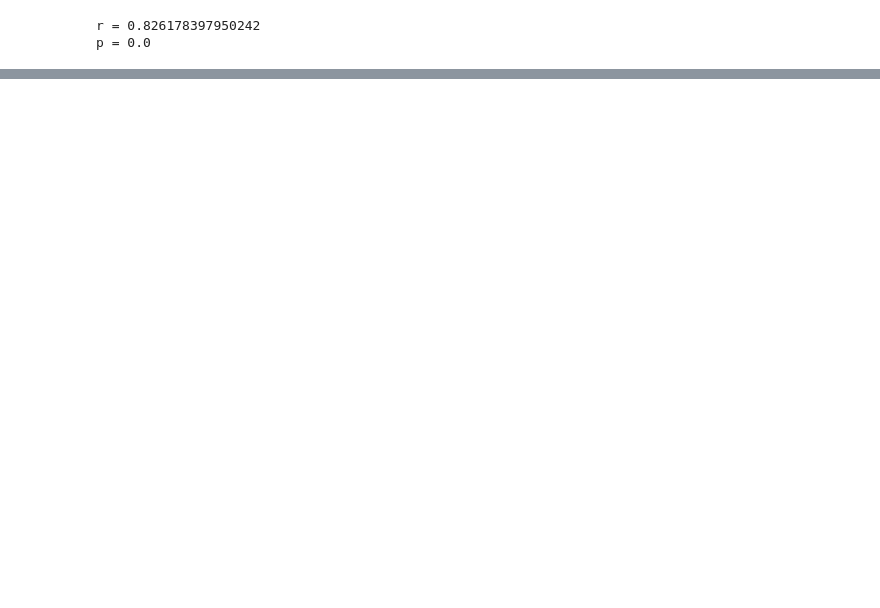
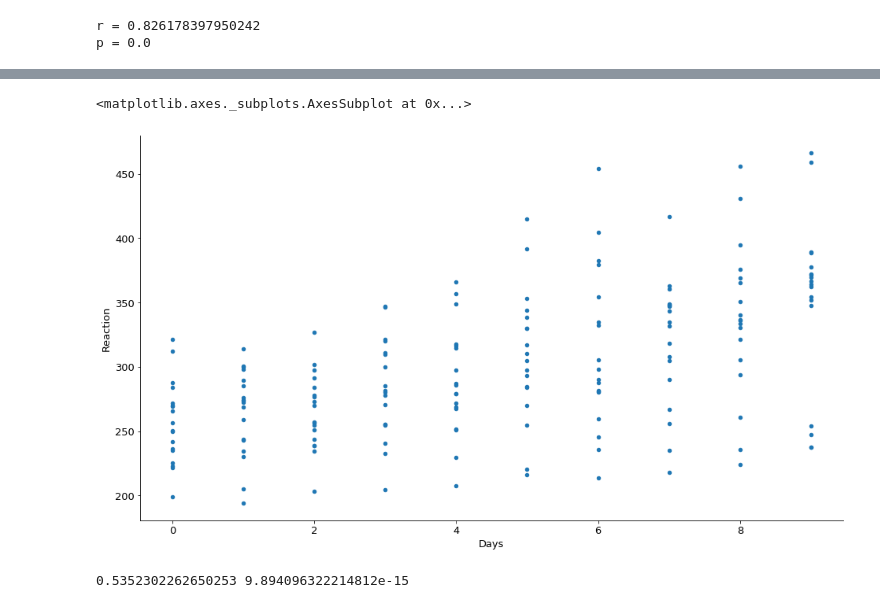
Before and after one commit to george887/statistics-exercises, a Jupyter notebook: hypothesis_testing.ipynb, the cells around one changed output, grey strips where cells are left out. Cells and saved outputs as stored; diff of their text form; code cells hidden in the pictures; blank space fills up the shorter version.

```diff
--- a/hypothesis_testing.ipynb
+++ b/hypothesis_testing.ipynb
@@ -513,0 +704,4 @@ p = 0.0
+# %%
+sleep = data('sleepstudy')
+df = pd.DataFrame(sleep)
+df
@@ -513,0 +722,12 @@ p = 0.0
+# %%
+df.plot.scatter( x= "Days", y= "Reaction")
+# %% [output]
+<matplotlib.axes._subplots.AxesSubplot at 0x...>
+[figure, added]
+# %%
+x = df.Days
+y= df.Reaction
+corr, p = stats.pearsonr(x, y)
+print(corr, p)
+# %% [output]
+0.5352302262650253 9.894096322214812e-15
```
Also changed, not shown: parts of 66 cells of this notebook.
